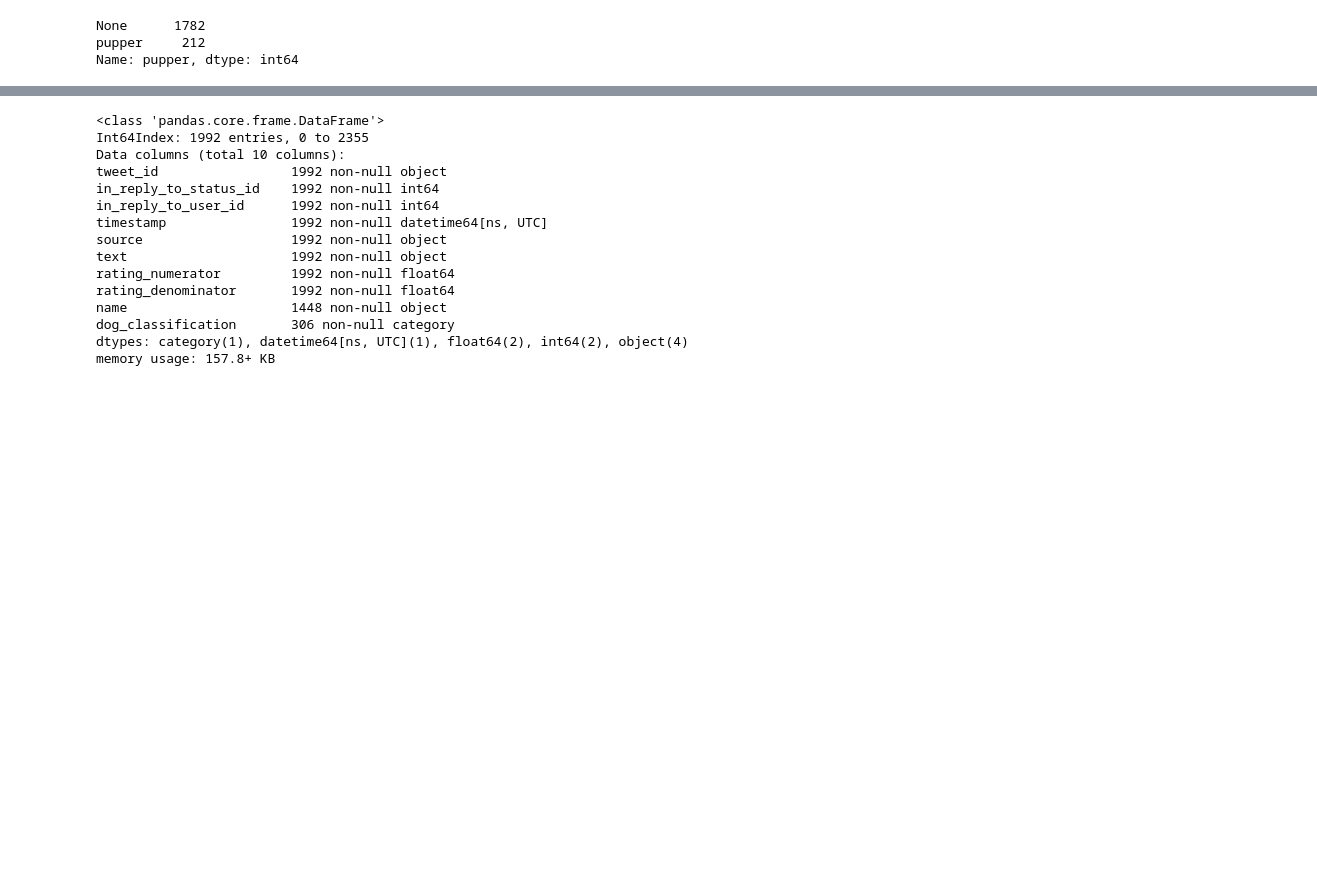
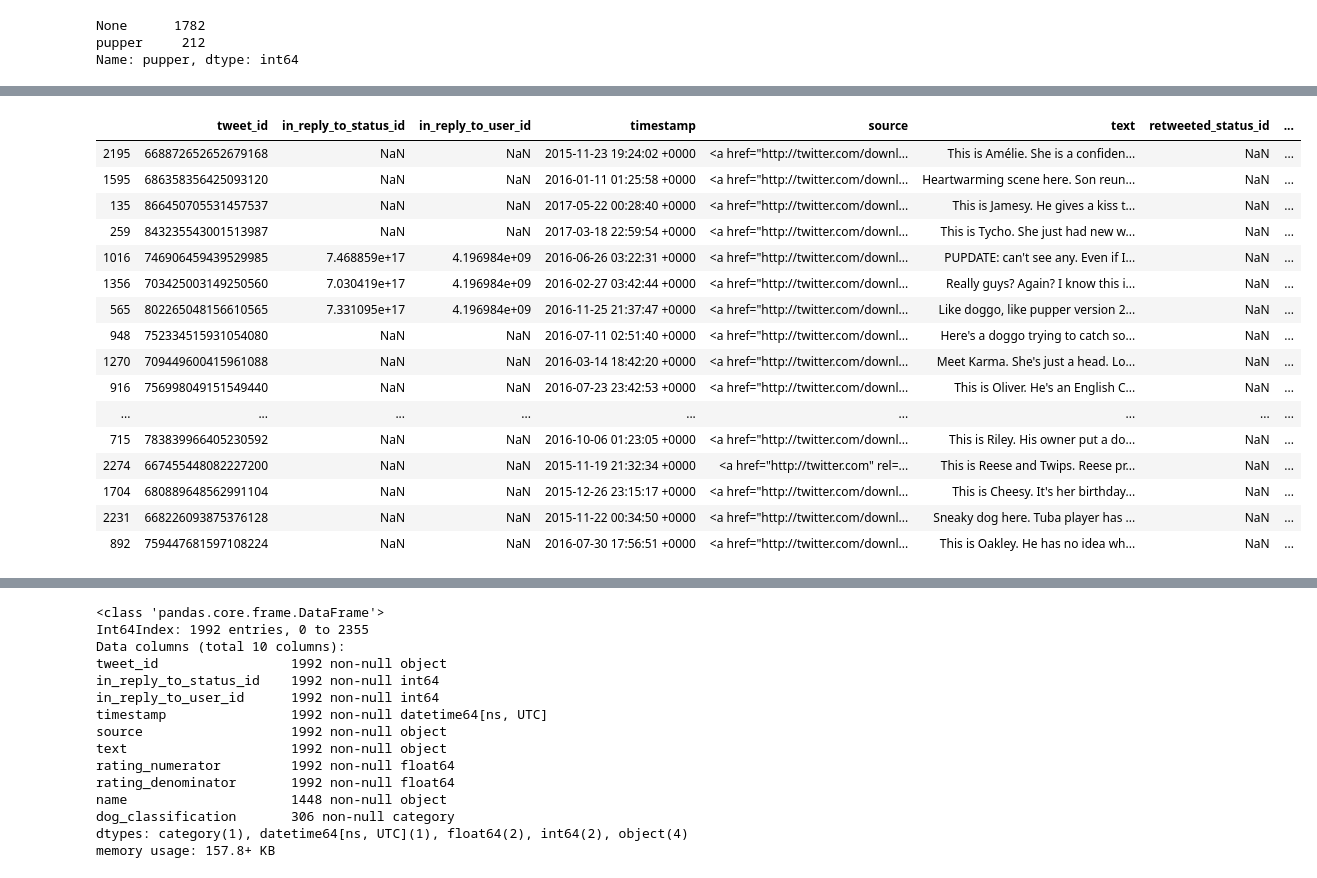
Before and after one commit to mohamedaeldeeb/weratedogs, a Jupyter notebook: wrangle_act.ipynb, the cells around one changed output, grey strips where cells are left out. Cells and saved outputs as stored; diff of their text form; code cells hidden in the pictures; blank space fills up the shorter version.

```diff
--- a/wrangle_act.ipynb
+++ b/wrangle_act.ipynb
@@ -778,0 +988,29 @@ Name: pupper, dtype: int64
+# %%
+#Clean doggo DQ Issue 13
+#Remember to convert 'None' or np.NaN to empty string "" for all columns prior to running the following code e.g. df.doggo.replace('None', '', inplace=True) and df.doggo.replace(np.NaN, '', inplace=True) (please do this for all other three categories too i.e. 'pupper', 'puppo', and 'floofer').
+archive_clean.doggo.replace('None', '', inplace=True)
+# %%
+#Clean doggo DQ Issue 13
+#Remember to convert 'None' or np.NaN to empty string "" for all columns prior to running the following code e.g. df.doggo.replace('None', '', inplace=True) and df.doggo.replace(np.NaN, '', inplace=True) (please do this for all other three categories too i.e. 'pupper', 'puppo', and 'floofer').
+archive_clean.doggo.replace(np.NaN, '', inplace=True)
+# %%
+#Test doggo
+archive_clean.sample(50)
+# %% [output]
+|  | tweet_id | in_reply_to_status_id | in_reply_to_user_id | timestamp | source | text | retweeted_status_id | ... |
+| 2195 | 668872652652679168 | NaN | NaN | 2015-11-23 19:24:02 +0000 | <a href="http://twitter.com/downl... | This is Amélie. She is a confiden... | NaN | ... |
+| 1595 | 686358356425093120 | NaN | NaN | 2016-01-11 01:25:58 +0000 | <a href="http://twitter.com/downl... | Heartwarming scene here. Son reun... | NaN | ... |
+| 135 | 866450705531457537 | NaN | NaN | 2017-05-22 00:28:40 +0000 | <a href="http://twitter.com/downl... | This is Jamesy. He gives a kiss t... | NaN | ... |
+| 259 | 843235543001513987 | NaN | NaN | 2017-03-18 22:59:54 +0000 | <a href="http://twitter.com/downl... | This is Tycho. She just had new w... | NaN | ... |
+| 1016 | 746906459439529985 | 7.468859e+17 | 4.196984e+09 | 2016-06-26 03:22:31 +0000 | <a href="http://twitter.com/downl... | PUPDATE: can't see any. Even if I... | NaN | ... |
+| 1356 | 703425003149250560 | 7.030419e+17 | 4.196984e+09 | 2016-02-27 03:42:44 +0000 | <a href="http://twitter.com/downl... | Really guys? Again? I know this i... | NaN | ... |
+| 565 | 802265048156610565 | 7.331095e+17 | 4.196984e+09 | 2016-11-25 21:37:47 +0000 | <a href="http://twitter.com/downl... | Like doggo, like pupper version 2... | NaN | ... |
+| 948 | 752334515931054080 | NaN | NaN | 2016-07-11 02:51:40 +0000 | <a href="http://twitter.com/downl... | Here's a doggo trying to catch so... | NaN | ... |
+| 1270 | 709449600415961088 | NaN | NaN | 2016-03-14 18:42:20 +0000 | <a href="http://twitter.com/downl... | Meet Karma. She's just a head. Lo... | NaN | ... |
+| 916 | 756998049151549440 | NaN | NaN | 2016-07-23 23:42:53 +0000 | <a href="http://twitter.com/downl... | This is Oliver. He's an English C... | NaN | ... |
+| ... | ... | ... | ... | ... | ... | ... | ... | ... |
+| 715 | 783839966405230592 | NaN | NaN | 2016-10-06 01:23:05 +0000 | <a href="http://twitter.com/downl... | This is Riley. His owner put a do... | NaN | ... |
+| 2274 | 667455448082227200 | NaN | NaN | 2015-11-19 21:32:34 +0000 | <a href="http://twitter.com" rel=... | This is Reese and Twips. Reese pr... | NaN | ... |
+| 1704 | 680889648562991104 | NaN | NaN | 2015-12-26 23:15:17 +0000 | <a href="http://twitter.com/downl... | This is Cheesy. It's her birthday... | NaN | ... |
+| 2231 | 668226093875376128 | NaN | NaN | 2015-11-22 00:34:50 +0000 | <a href="http://twitter.com/downl... | Sneaky dog here. Tuba player has ... | NaN | ... |
+| 892 | 759447681597108224 | NaN | NaN | 2016-07-30 17:56:51 +0000 | <a href="http://twitter.com/downl... | This is Oakley. He has no idea wh... | NaN | ... |
```
Also changed, not shown: parts of 142 cells of this notebook, 6 other files.
